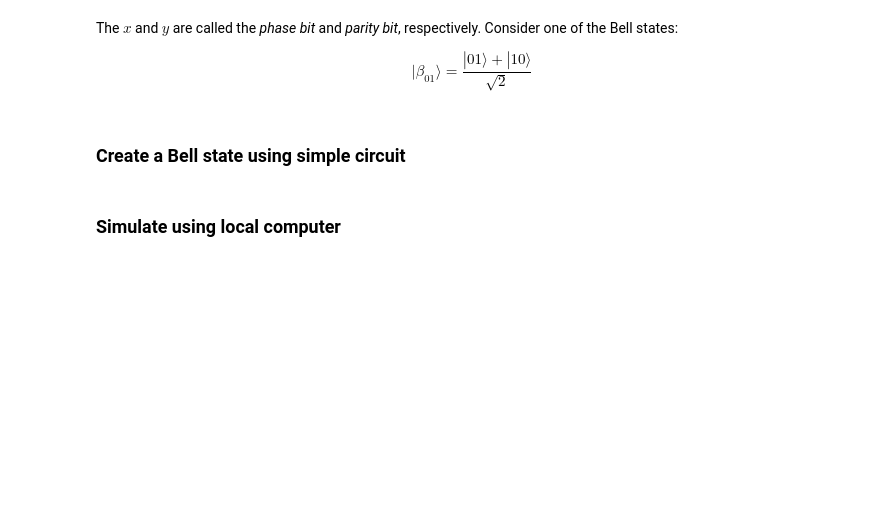
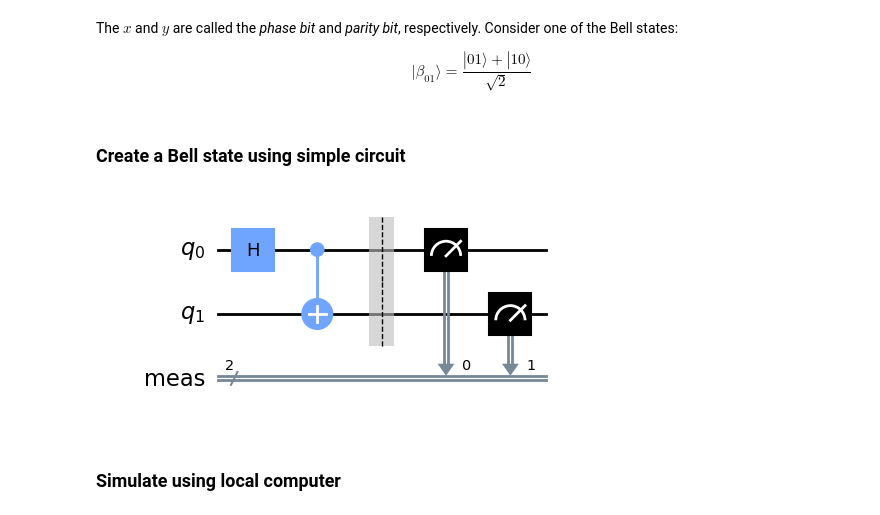
Before and after one commit to myhanna/tutorial_indonesia-apctp-quantum-workshop-2023, a Jupyter notebook: qiskit/Entanglement.ipynb, the cells around one changed output. Saved outputs shown, nothing was run; the diff lists cells and outputs as text; code cells hidden in the pictures; blank space fills up the shorter version.

```diff
--- a/qiskit/Entanglement.ipynb
+++ b/qiskit/Entanglement.ipynb
@@ -27,10 +27,12 @@ from qiskit.visualization import plot_histogram, plot_bloch_vector
 # %%
 bell = QuantumCircuit(2)
 
 bell.h(0)
 bell.cx(0,1)
 bell.measure_all()
-bell.draw('mpl')
+bell.draw('mpl', style="clifford")
+# %% [output]
+[figure, added]
 # %% [markdown]
 ### Simulate using local computer
 # %%
```
Also changed, not shown: parts of 12 cells of this notebook, 1 other file.
